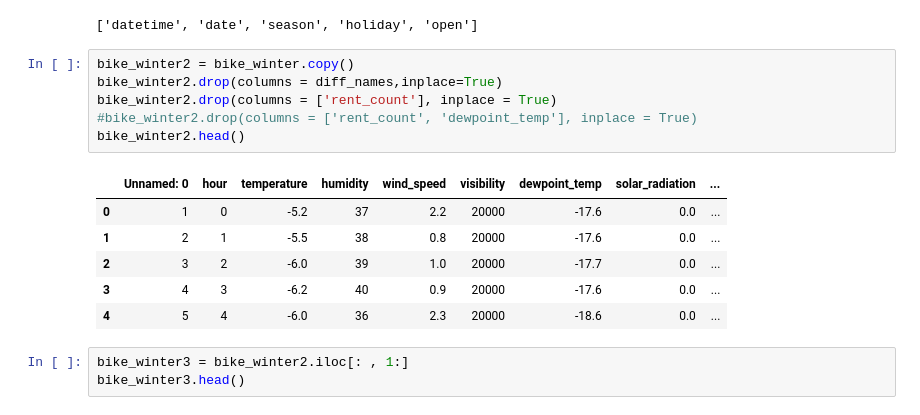
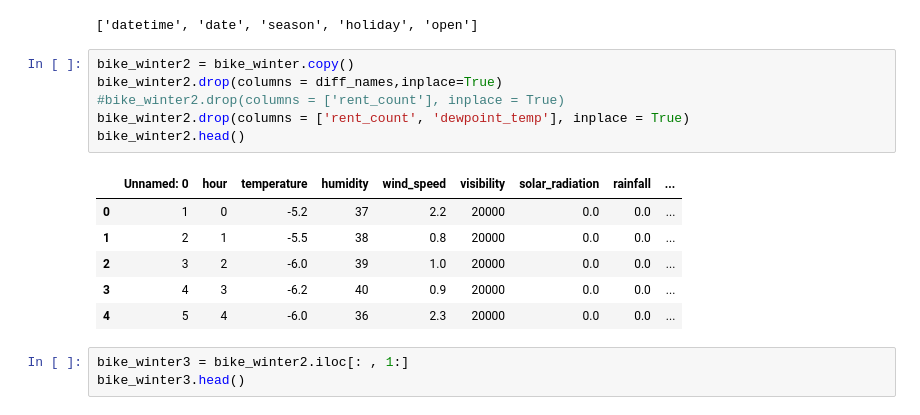
Before and after one commit to Jiian/seoulbike, a Jupyter notebook: PCA/only winter.ipynb, the cells around one changed output. Drawn from its saved outputs; the diff is of its cells as text.

```diff
--- a/PCA/only winter.ipynb
+++ b/PCA/only winter.ipynb
@@ -34,16 +34,16 @@ diff_names
 # %%
 bike_winter2 = bike_winter.copy()
 bike_winter2.drop(columns = diff_names,inplace=True)
-bike_winter2.drop(columns = ['rent_count'], inplace = True)
-#bike_winter2.drop(columns = ['rent_count', 'dewpoint_temp'], inplace = True)
+#bike_winter2.drop(columns = ['rent_count'], inplace = True)
+bike_winter2.drop(columns = ['rent_count', 'dewpoint_temp'], inplace = True)
 bike_winter2.head()
 # %% [output]
-|  | Unnamed: 0 | hour | temperature | humidity | wind_speed | visibility | dewpoint_temp | solar_radiation | ... |
-| 0 | 1 | 0 | -5.2 | 37 | 2.2 | 20000 | -17.6 | 0.0 | ... |
-| 1 | 2 | 1 | -5.5 | 38 | 0.8 | 20000 | -17.6 | 0.0 | ... |
-| 2 | 3 | 2 | -6.0 | 39 | 1.0 | 20000 | -17.7 | 0.0 | ... |
-| 3 | 4 | 3 | -6.2 | 40 | 0.9 | 20000 | -17.6 | 0.0 | ... |
-| 4 | 5 | 4 | -6.0 | 36 | 2.3 | 20000 | -18.6 | 0.0 | ... |
+|  | Unnamed: 0 | hour | temperature | humidity | wind_speed | visibility | solar_radiation | rainfall | ... |
+| 0 | 1 | 0 | -5.2 | 37 | 2.2 | 20000 | 0.0 | 0.0 | ... |
+| 1 | 2 | 1 | -5.5 | 38 | 0.8 | 20000 | 0.0 | 0.0 | ... |
+| 2 | 3 | 2 | -6.0 | 39 | 1.0 | 20000 | 0.0 | 0.0 | ... |
+| 3 | 4 | 3 | -6.2 | 40 | 0.9 | 20000 | 0.0 | 0.0 | ... |
+| 4 | 5 | 4 | -6.0 | 36 | 2.3 | 20000 | 0.0 | 0.0 | ... |
 # %%
 bike_winter3 = bike_winter2.iloc[: , 1:]
 bike_winter3.head()
```
Also changed, not shown: parts of 1 cell of this notebook, 3 other files.
